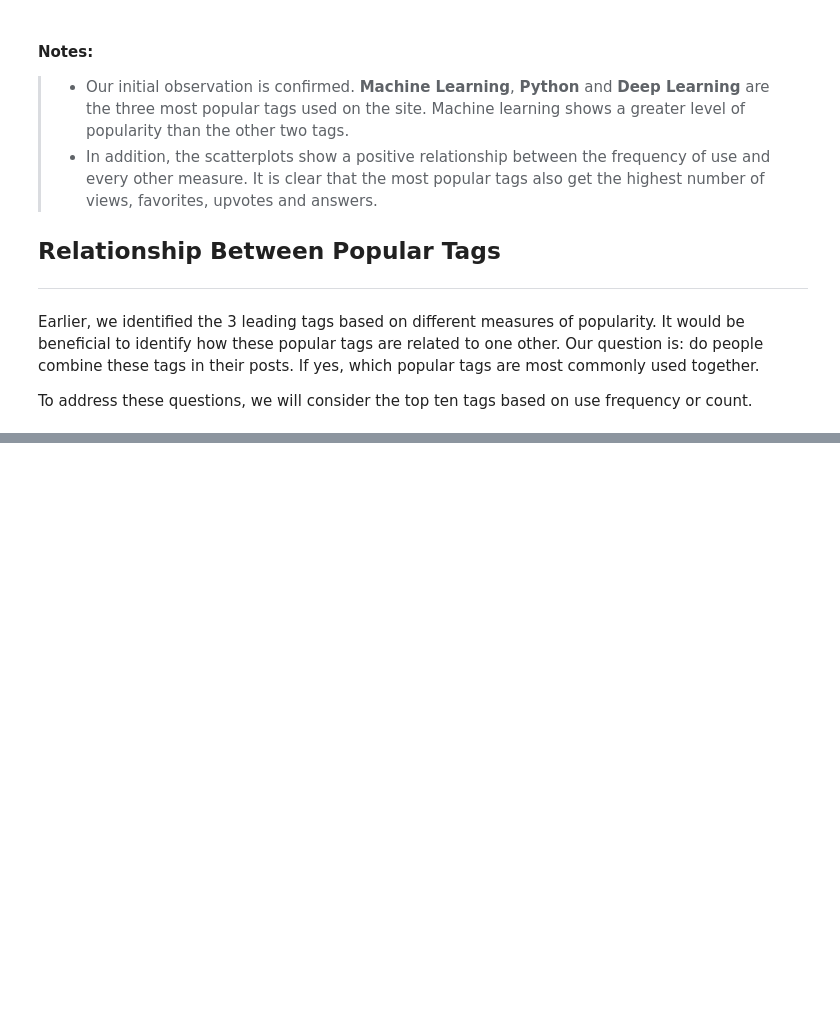
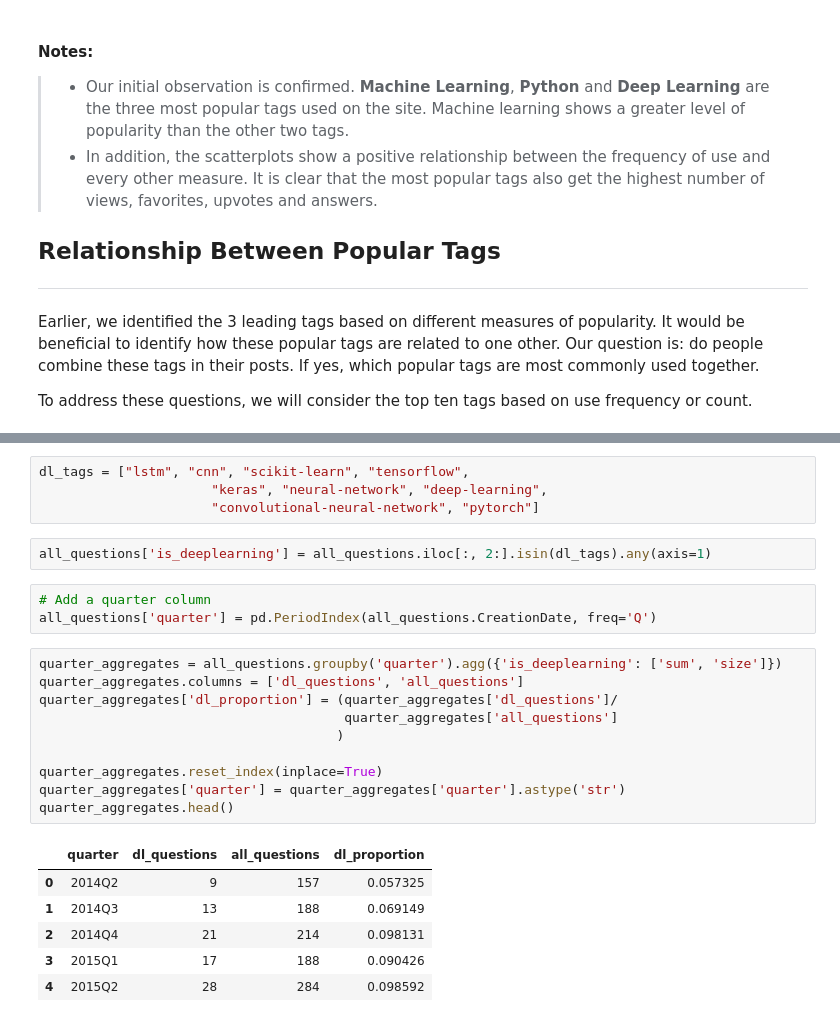
Before and after one commit to Lippins/Popular_DS_questions, a Jupyter notebook: notebook.ipynb, the cells around one changed output, grey strips where cells are left out. Saved outputs shown, nothing was run; the diff lists cells and outputs as text; blank space fills up the shorter version.

```diff
--- a/notebook.ipynb
+++ b/notebook.ipynb
@@ -417,0 +521,26 @@ In otherwords, we can say that the most popular topic on DSSE from year 2021 til
+# %%
+dl_tags = ["lstm", "cnn", "scikit-learn", "tensorflow",
+                      "keras", "neural-network", "deep-learning",
+                      "convolutional-neural-network", "pytorch"]
+# %%
+all_questions['is_deeplearning'] = all_questions.iloc[:, 2:].isin(dl_tags).any(axis=1)
+# %%
+# Add a quarter column
+all_questions['quarter'] = pd.PeriodIndex(all_questions.CreationDate, freq='Q')
+# %%
+quarter_aggregates = all_questions.groupby('quarter').agg({'is_deeplearning': ['sum', 'size']})
+quarter_aggregates.columns = ['dl_questions', 'all_questions']
+quarter_aggregates['dl_proportion'] = (quarter_aggregates['dl_questions']/
+                                       quarter_aggregates['all_questions']
+                                      )
+
+quarter_aggregates.reset_index(inplace=True)
+quarter_aggregates['quarter'] = quarter_aggregates['quarter'].astype('str')
+quarter_aggregates.head()
+# %% [output]
+|  | quarter | dl_questions | all_questions | dl_proportion |
+| 0 | 2014Q2 | 9 | 157 | 0.057325 |
+| 1 | 2014Q3 | 13 | 188 | 0.069149 |
+| 2 | 2014Q4 | 21 | 214 | 0.098131 |
+| 3 | 2015Q1 | 17 | 188 | 0.090426 |
+| 4 | 2015Q2 | 28 | 284 | 0.098592 |
```
Also changed, not shown: parts of 22 cells of this notebook.
